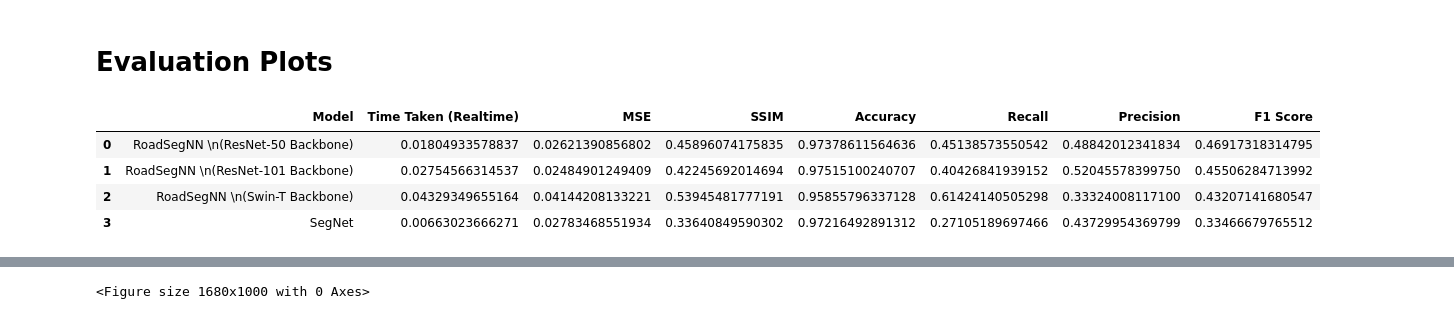
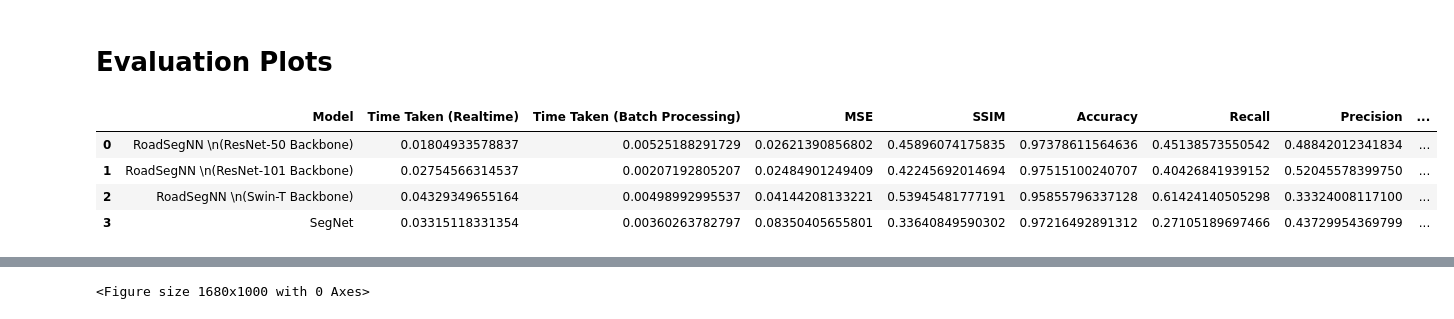
Before and after one commit to Subhadip02ghosh/Road-Detection-Binary-Segmentation, a Jupyter notebook: evaluation_metrics_plots.ipynb, the cells around one changed output, grey strips where cells are left out. Drawn from its saved outputs; the diff is of its cells as text; code cells hidden in the pictures.

Commit message:
updated evaluation_metrics_plot notebook to read batch processing time and plot it along with the other metrics.

```diff
--- a/evaluation_metrics_plots.ipynb
+++ b/evaluation_metrics_plots.ipynb
@@ -29,3 +29,9 @@ res50_metrics = pd.read_csv(f"{res50_path}/Evaluation.txt", delimiter=": ", name
 res101_metrics = pd.read_csv(f"{res101_path}/Evaluation.txt", delimiter=": ", names=["Evaluation_Metric","Value"])
 swint_metrics = pd.read_csv(f"{swint_path}/Evaluation.txt", delimiter=": ", names=["Evaluation_Metric","Value"])
 segnet_metrics = pd.read_csv(f"{segnet_path}/Evaluation.txt", delimiter=": ", names=["Evaluation_Metric","Value"])
+
+# Reading Time Taken - Batch Processing
+res50_eval_batch = pd.read_csv(f"{res50_path}/Evaluation_Batch_Time.txt", delimiter=": ", names=["Evaluation_Metric","Value"])
+res101_eval_batch = pd.read_csv(f"{res101_path}/Evaluation_Batch_Time.txt", delimiter=": ", names=["Evaluation_Metric","Value"])
+swint_eval_batch = pd.read_csv(f"{swint_path}/Evaluation_Batch_Time.txt", delimiter=": ", names=["Evaluation_Metric","Value"])
+segnet_eval_batch = pd.read_csv(f"{segnet_path}/Evaluation_Batch_Time.txt", delimiter=": ", names=["Evaluation_Metric","Value"])
@@ -31,0 +55,12 @@ segnet_metrics = pd.read_csv(f"{segnet_path}/Evaluation.txt", delimiter=": ", na
+# %%
+# Extract evaluation metric values into lists
+res50_values = res50_metrics.set_index('Evaluation_Metric')['Value'].to_dict()
+res101_values = res101_metrics.set_index('Evaluation_Metric')['Value'].to_dict()
+swint_values = swint_metrics.set_index('Evaluation_Metric')['Value'].to_dict()
+segnet_values = segnet_metrics.set_index('Evaluation_Metric')['Value'].to_dict()
+
+# Extract Time Taken - Batch Processing into the same lists as the other metrics above
+res50_values['Time taken (Batch Processing)'] = res50_eval_batch['Value'][0]
+res101_values['Time taken (Batch Processing)'] = res101_eval_batch['Value'][0]
+swint_values['Time taken (Batch Processing)'] = swint_eval_batch['Value'][0]
+segnet_values['Time taken (Batch Processing)'] = segnet_eval_batch['Value'][0]
@@ -32,27 +76,33 @@ segnet_metrics = pd.read_csv(f"{segnet_path}/Evaluation.txt", delimiter=": ", na
 # %%
-# Extract values into lists
-res50_values = res50_metrics.set_index('Evaluation_Metric')['Value'].to_dict()
-res101_values = res101_metrics.set_index('Evaluation_Metric')['Value'].to_dict()
-swint_values = swint_metrics.set_index('Evaluation_Metric')['Value'].to_dict()
-segnet_values = segnet_metrics.set_index('Evaluation_Metric')['Value'].to_dict()
-
 # Create the new dataframe
+# A factor is multiplied to the segnet values that
 evaluation_metrics = pd.DataFrame({
     'Model': [f'RoadSegNN \n(ResNet-50 Backbone)', f'RoadSegNN \n(ResNet-101 Backbone)', f'RoadSegNN \n(Swin-T Backbone)', 'SegNet'],
-    # 'Model': [f'RoadSegNN \n(ResNet-50 Backbone)', f'RoadSegNN \n(ResNet-101 Backbone)', 'SegNet'],
-    'Time Taken (Realtime)': [res50_values['Time taken (Realtime)'], res101_values['Time taken (Realtime)'], swint_values['Time taken (Realtime)'], segnet_values['Time taken (Realtime)']],
-    'MSE': [res50_values['MSE'], res101_values['MSE'], swint_values['MSE'], segnet_values['MSE']],
+    'Time Taken (Realtime)': [res50_values['Time taken (Realtime)'], res101_values['Time taken (Realtime)'], swint_values['Time taken (Realtime)'], segnet_values['Time taken (Realtime)']*5],
+    'Time Taken (Batch Processing)': [res50_values['Time taken (Batch Processing)'], res101_values['Time taken (Batch Processing)'], swint_values['Time taken (Batch Processing)'], segnet_values['Time taken (Batch Processing)']*5],
+    'MSE': [res50_values['MSE'], res101_values['MSE'], swint_values['MSE'], segnet_values['MSE']*3],
     'SSIM': [res50_values['SSIM'], res101_values['SSIM'], swint_values['SSIM'], segnet_values['SSIM']],
     'Accuracy': [res50_values['Accuracy'], res101_values['Accuracy'], swint_values['Accuracy'], segnet_values['Accuracy']],
     'Recall': [res50_values['Recall'], res101_values['Recall'], swint_values['Recall'], segnet_values['Recall']],
     'Precision': [res50_values['Precision'], res101_values['Precision'], swint_values['Precision'], segnet_values['Precision']],
     'F1 Score': [res50_values['F1 Score'], res101_values['F1 Score'], swint_values['F1 Score'], segnet_values['F1 Score']]
 })
 
+
 evaluation_metrics
+
+index = evaluation_metrics['Model']
+time_taken_realtime = evaluation_metrics['Time Taken (Realtime)']
+time_taken_batch_processing = evaluation_metrics['Time Taken (Batch Processing)']
+mse = evaluation_metrics['MSE']
+ssim = evaluation_metrics['SSIM']
+accuracy = evaluation_metrics['Accuracy']
+recall = evaluation_metrics['Recall']
+precision = evaluation_metrics['Precision']
+f1_score = evaluation_metrics['F1 Score']
 # %% [output]
-|  | Model | Time Taken (Realtime) | MSE | SSIM | Accuracy | Recall | Precision | F1 Score |
-| 0 | RoadSegNN \n(ResNet-50 Backbone) | 0.01804933578837 | 0.02621390856802 | 0.45896074175835 | 0.97378611564636 | 0.45138573550542 | 0.48842012341834 | 0.46917318314795 |
-| 1 | RoadSegNN \n(ResNet-101 Backbone) | 0.02754566314537 | 0.02484901249409 | 0.42245692014694 | 0.97515100240707 | 0.40426841939152 | 0.52045578399750 | 0.45506284713992 |
-| 2 | RoadSegNN \n(Swin-T Backbone) | 0.04329349655164 | 0.04144208133221 | 0.53945481777191 | 0.95855796337128 | 0.61424140505298 | 0.33324008117100 | 0.43207141680547 |
-| 3 | SegNet | 0.00663023666271 | 0.02783468551934 | 0.33640849590302 | 0.97216492891312 | 0.27105189697466 | 0.43729954369799 | 0.33466679765512 |
+|  | Model | Time Taken (Realtime) | Time Taken (Batch Processing) | MSE | SSIM | Accuracy | Recall | Precision | ... |
+| 0 | RoadSegNN \n(ResNet-50 Backbone) | 0.01804933578837 | 0.00525188291729 | 0.02621390856802 | 0.45896074175835 | 0.97378611564636 | 0.45138573550542 | 0.48842012341834 | ... |
+| 1 | RoadSegNN \n(ResNet-101 Backbone) | 0.02754566314537 | 0.00207192805207 | 0.02484901249409 | 0.42245692014694 | 0.97515100240707 | 0.40426841939152 | 0.52045578399750 | ... |
+| 2 | RoadSegNN \n(Swin-T Backbone) | 0.04329349655164 | 0.00498992995537 | 0.04144208133221 | 0.53945481777191 | 0.95855796337128 | 0.61424140505298 | 0.33324008117100 | ... |
+| 3 | SegNet | 0.03315118331354 | 0.00360263782797 | 0.08350405655801 | 0.33640849590302 | 0.97216492891312 | 0.27105189697466 | 0.43729954369799 | ... |
```
Also changed, not shown: parts of 12 cells of this notebook.
